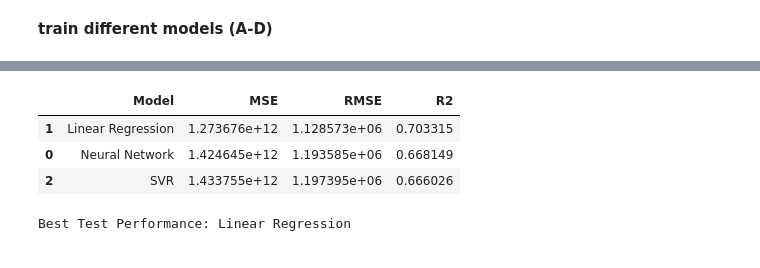
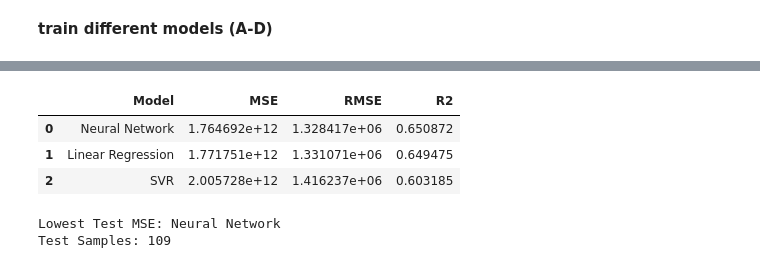
Before and after one commit to LennardBehmann/Intro-ML, a Jupyter notebook: Homework_6/ML_HW6_P1.ipynb, the cells around one changed output, grey strips where cells are left out. Drawn from its saved outputs; the diff is of its cells as text; code cells hidden in the pictures.

```diff
--- a/Homework_6/ML_HW6_P1.ipynb
+++ b/Homework_6/ML_HW6_P1.ipynb
@@ -192,10 +184,10 @@ def create_model(input_number, output_number, hidden_layers):
 
 # Define model architectures
 architectures = {
-    "A": [5, 5],
-    "B": [2, 2],
-    "C": [3, 3, 3],
-    "D": [3, 7, 3]
+    "A": [5, 3, 2],
+    "B": [3, 3, 3],
+    "C": [2, 2, 2],
+    "D": [4, 2]
 }
 # %%
 
@@ -560,26 +465,26 @@ display(svr_results_df)
 # %%
-# Select best SVR based on validation MSE
-best_svr_params = svr_results_df.iloc[0]
 
-best_svr = SVR(
-    kernel="rbf",
-    C=float(best_svr_params["C"]),
-    epsilon=float(best_svr_params["epsilon"]),
-    gamma="scale"
-)
+# FINAL MODEL COMPARISON
 
-# Train SVR on training data
-best_svr.fit(X_train_scaled, y_train_scaled.ravel())
+# True housing prices
+y_true = y_test.to_numpy().ravel()
 
-# Predictions on the test set
+# Linear Regression predictions
 linear_pred_scaled = linear_model.predict(X_test_scaled)
+
+# SVR predictions
 svr_pred_scaled = best_svr.predict(X_test_scaled)
 
+# Neural Network predictions
 best_model.eval()
+
 with torch.no_grad():
-    nn_pred_scaled = best_model(X_test_tensor).cpu().numpy().ravel()
+    nn_pred_scaled = best_model(
+        X_test_tensor
+    ).cpu().numpy().ravel()
 
-# Convert predictions to original price scale
+
+# Convert predictions back to original housing prices
 linear_pred = scaler_y.inverse_transform(
     linear_pred_scaled.reshape(-1, 1)
 ).ravel()
@@ -590,40 +495,47 @@ svr_pred = scaler_y.inverse_transform(
 
 nn_pred = scaler_y.inverse_transform(
     nn_pred_scaled.reshape(-1, 1)
 ).ravel()
 
-# Actual prices
-y_true = y_test.to_numpy().ravel()
 
-# General evaluation function
+# Function to calculate regression metrics
 def evaluate_model(name, predictions):
+
     mse = mean_squared_error(y_true, predictions)
     rmse = np.sqrt(mse)
     r2 = r2_score(y_true, predictions)
 
     return {
         "Model": name,
         "MSE": mse,
         "RMSE": rmse,
         "R2": r2
     }
 
-# Compare test performance
+
+# Compare all three models
 comparison_results = [
     evaluate_model("Neural Network", nn_pred),
     evaluate_model("Linear Regression", linear_pred),
     evaluate_model("SVR", svr_pred)
 ]
 
 comparison_df = pd.DataFrame(comparison_results)
-comparison_df = comparison_df.sort_values("MSE")
+
+# Sort by lowest MSE
+comparison_df = comparison_df.sort_values(
+    "MSE",
+    ascending=True
+).reset_index(drop=True)
 
 display(comparison_df)
 
-print("Best Test Performance:", comparison_df.iloc[0]["Model"])
+print("Lowest Test MSE:", comparison_df.iloc[0]["Model"])
+print(f"Test Samples: {len(y_true)}")
 # %% [output]
 |  | Model | MSE | RMSE | R2 |
-| 1 | Linear Regression | 1.273676e+12 | 1.128573e+06 | 0.703315 |
-| 0 | Neural Network | 1.424645e+12 | 1.193585e+06 | 0.668149 |
-| 2 | SVR | 1.433755e+12 | 1.197395e+06 | 0.666026 |
+| 0 | Neural Network | 1.764692e+12 | 1.328417e+06 | 0.650872 |
+| 1 | Linear Regression | 1.771751e+12 | 1.331071e+06 | 0.649475 |
+| 2 | SVR | 2.005728e+12 | 1.416237e+06 | 0.603185 |
-Best Test Performance: Linear Regression
+Lowest Test MSE: Neural Network
+Test Samples: 109
```
Also changed, not shown: parts of 17 cells of this notebook.
